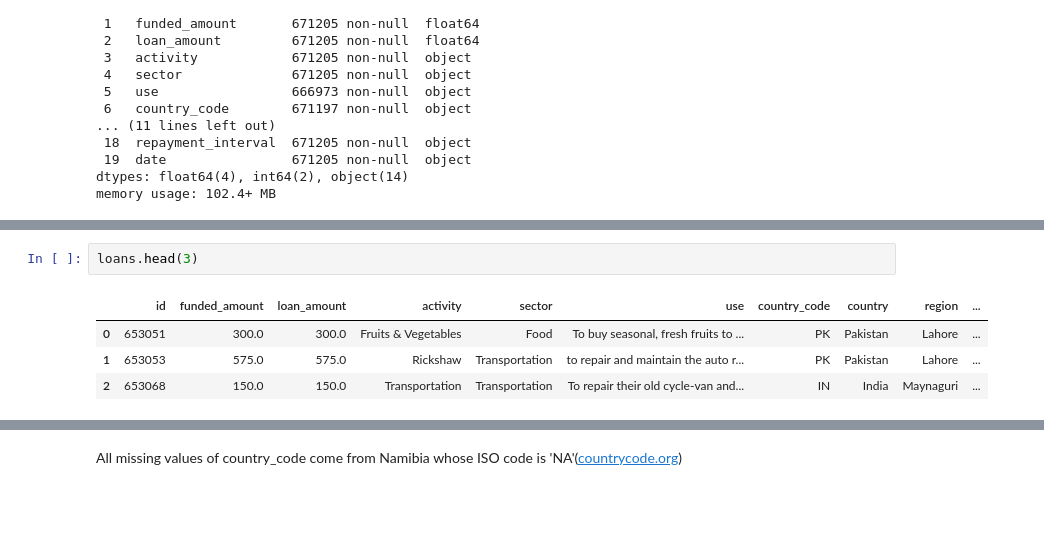
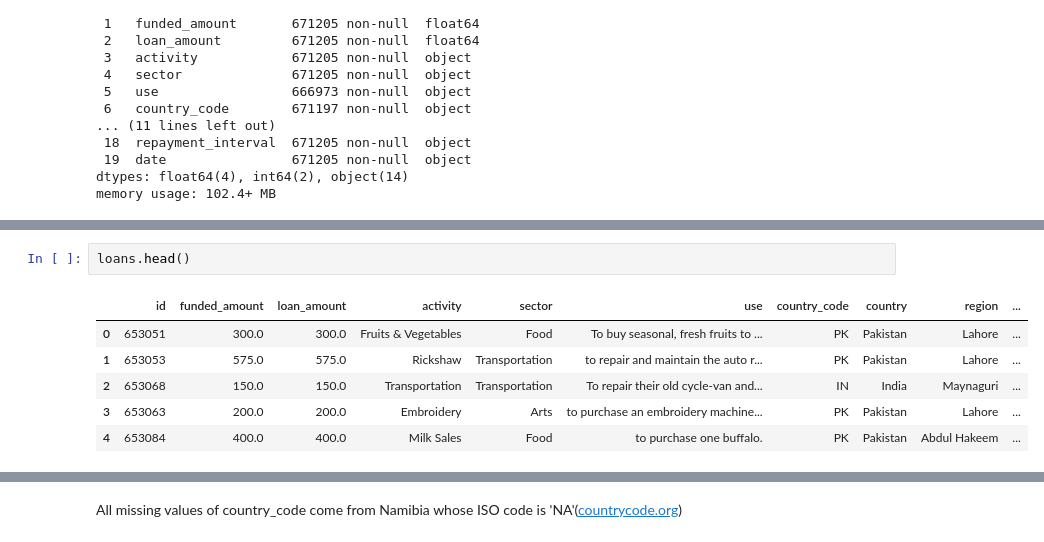
Before and after one commit to lasayin/Crowdfunding-on-Kiva-Platform, a Jupyter notebook: Kiva_Crowdfunding_Data_Wrangling.ipynb, the cells around one changed output, grey strips where cells are left out. Saved outputs shown, nothing was run; the diff lists cells and outputs as text; blank space fills up the shorter version.

```diff
--- a/Kiva_Crowdfunding_Data_Wrangling.ipynb
+++ b/Kiva_Crowdfunding_Data_Wrangling.ipynb
@@ -45,7 +82,9 @@ memory usage: 102.4+ MB
 # %%
-loans.head(3)
+loans.head()
 # %% [output]
 |  | id | funded_amount | loan_amount | activity | sector | use | country_code | country | region | ... |
 | 0 | 653051 | 300.0 | 300.0 | Fruits & Vegetables | Food | To buy seasonal, fresh fruits to ... | PK | Pakistan | Lahore | ... |
 | 1 | 653053 | 575.0 | 575.0 | Rickshaw | Transportation | to repair and maintain the auto r... | PK | Pakistan | Lahore | ... |
 | 2 | 653068 | 150.0 | 150.0 | Transportation | Transportation | To repair their old cycle-van and... | IN | India | Maynaguri | ... |
+| 3 | 653063 | 200.0 | 200.0 | Embroidery | Arts | to purchase an embroidery machine... | PK | Pakistan | Lahore | ... |
+| 4 | 653084 | 400.0 | 400.0 | Milk Sales | Food | to purchase one buffalo. | PK | Pakistan | Abdul Hakeem | ... |
```
Also changed, not shown: parts of 213 cells of this notebook.
